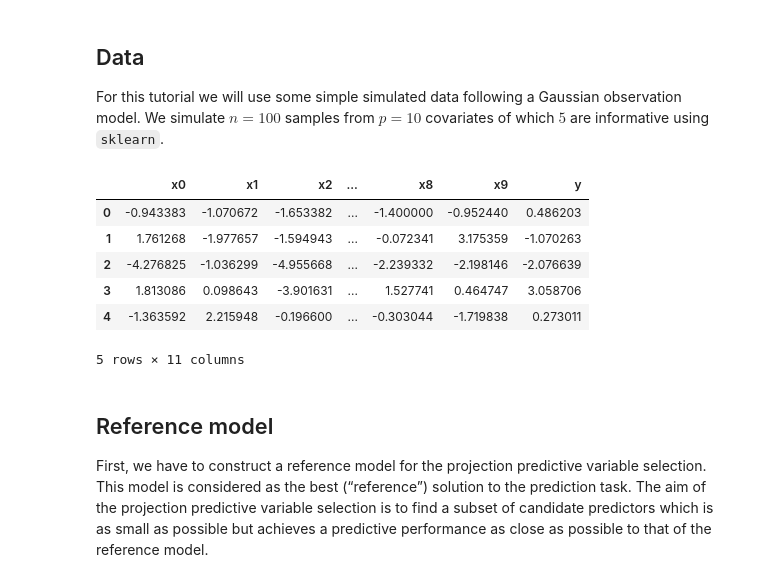
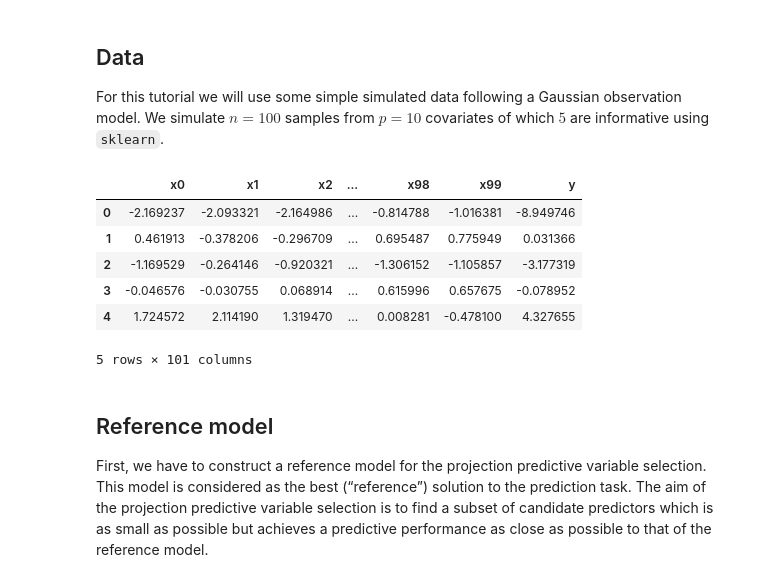
Before and after one commit to bambinos/kulprit, a Jupyter notebook: docs/notebooks/tutorials/intro.ipynb, the cells around one changed output. Drawn from its saved outputs; the diff is of its cells as text; code cells hidden in the pictures.

```diff
--- a/docs/notebooks/tutorials/intro.ipynb
+++ b/docs/notebooks/tutorials/intro.ipynb
@@ -20,24 +20,35 @@ import kulprit as kpt
 For this tutorial we will use some simple simulated data following a Gaussian observation model. We simulate $n = 100$ samples from $p = 10$ covariates of which $5$ are informative using `sklearn`.
 # %%
 # generate the data
-n, p = 100, 10
-rv = wishart(df=p+1, scale=np.ones(p))
-cov = rv.rvs()
-X = np.random.multivariate_normal(np.zeros(p), cov, size=n)
-beta = np.ones(p) * 0.1
-y = X @ beta + np.random.normal(loc=0.0, scale=1.0, size=n)
+n, p, block_size, xi, sigma = 100, 100, 5, 0.59, 1
+arr = np.array([[1, 0.9, 0.9, 0.9, 0.9],
+                [0.9, 1, 0.9, 0.9, 0.9],
+                [0.9, 0.9, 1, 0.9, 0.9],
+                [0.9, 0.9, 0.9, 1, 0.9],
+                [0.9, 0.9, 0.9, 0.9, 1]])
+cor = np.kron(np.eye(int(p / block_size)), arr)
+X = np.random.multivariate_normal(np.zeros(p), cor, size=p)
+beta = np.concatenate(
+    (
+        np.repeat(xi, block_size),
+        np.repeat(xi * 0.5, block_size),
+        np.repeat(xi * 0.25, block_size),
+        np.repeat(0, p - 3 * block_size)
+    )
+)
+y = X @ beta + np.random.normal(loc=0.0, scale=sigma, size=n)
 data = np.append(X, y[:, None], axis=1)
 covnames = [f"x{x}" for x in range(p)]
 df = pd.DataFrame(data, columns=covnames + ["y"])
 df.head()
 # %% [output]
-|  | x0 | x1 | x2 | ... | x8 | x9 | y |
-| 0 | -0.943383 | -1.070672 | -1.653382 | ... | -1.400000 | -0.952440 | 0.486203 |
-| 1 | 1.761268 | -1.977657 | -1.594943 | ... | -0.072341 | 3.175359 | -1.070263 |
-| 2 | -4.276825 | -1.036299 | -4.955668 | ... | -2.239332 | -2.198146 | -2.076639 |
-| 3 | 1.813086 | 0.098643 | -3.901631 | ... | 1.527741 | 0.464747 | 3.058706 |
-| 4 | -1.363592 | 2.215948 | -0.196600 | ... | -0.303044 | -1.719838 | 0.273011 |
+|  | x0 | x1 | x2 | ... | x98 | x99 | y |
+| 0 | -2.169237 | -2.093321 | -2.164986 | ... | -0.814788 | -1.016381 | -8.949746 |
+| 1 | 0.461913 | -0.378206 | -0.296709 | ... | 0.695487 | 0.775949 | 0.031366 |
+| 2 | -1.169529 | -0.264146 | -0.920321 | ... | -1.306152 | -1.105857 | -3.177319 |
+| 3 | -0.046576 | -0.030755 | 0.068914 | ... | 0.615996 | 0.657675 | -0.078952 |
+| 4 | 1.724572 | 2.114190 | 1.319470 | ... | 0.008281 | -0.478100 | 4.327655 |
-5 rows × 11 columns
+5 rows × 101 columns
 # %% [markdown]
 ## Reference model
 
```
Also changed, not shown: parts of 5 cells of this notebook.
